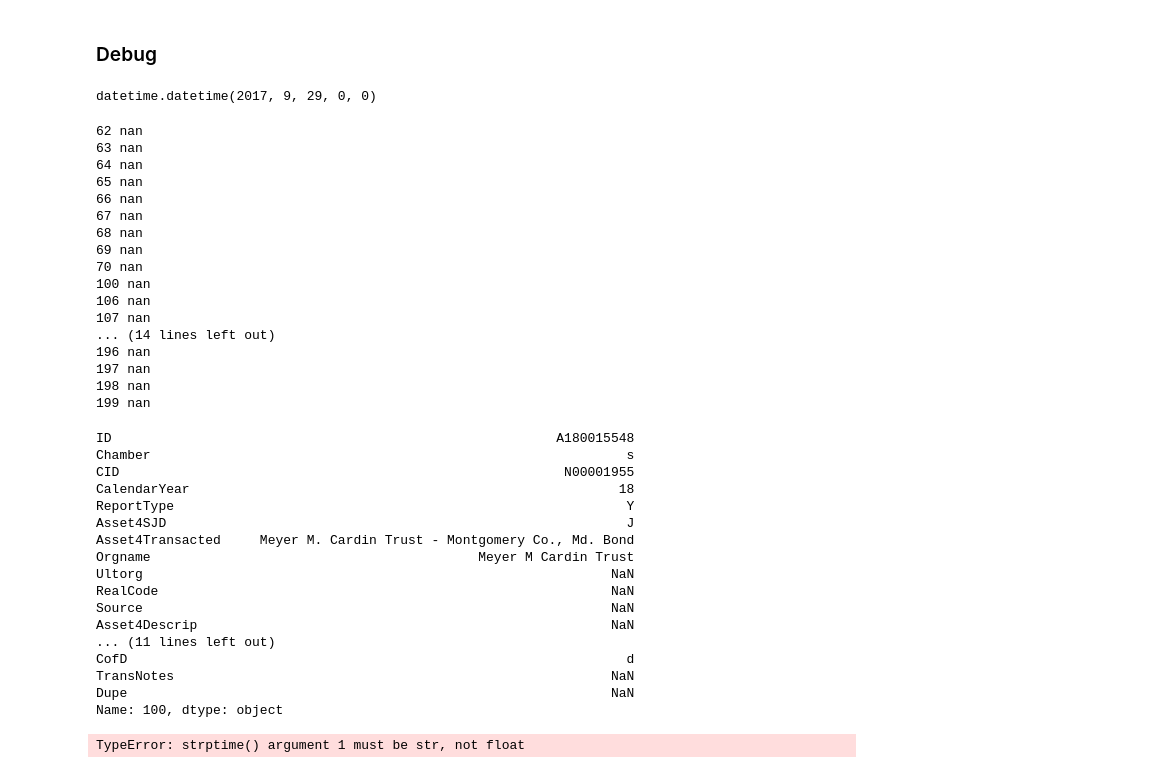
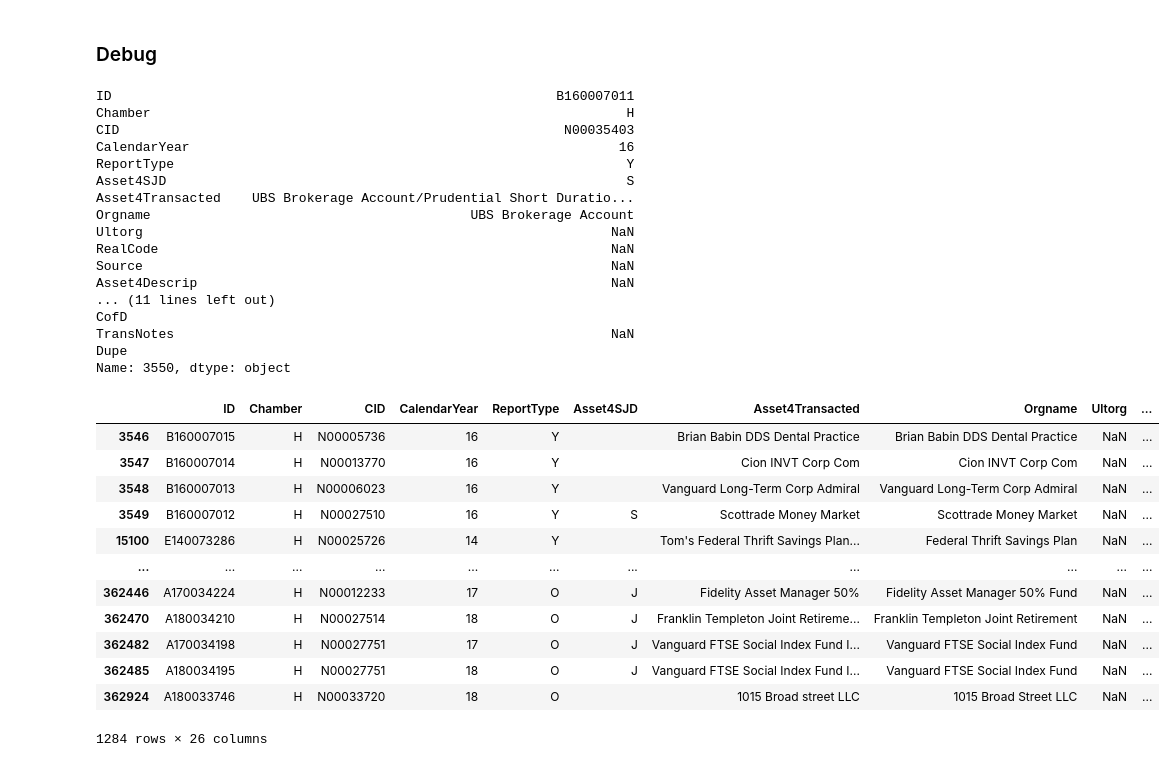
Before and after one commit to oooyiyangc/politician-voting-yc, a Jupyter notebook: src/pfd.ipynb, the cells around one changed output. Saved outputs shown, nothing was run; the diff lists cells and outputs as text; code cells hidden in the pictures.

```diff
--- a/src/pfd.ipynb
+++ b/src/pfd.ipynb
@@ -76,54 +189,22 @@ plt.hist(datetime_lst[~pd.isnull(datetime_lst)], range=[datetime(2000, 1, 1, 0,
 # %% [markdown]
 ### Debug
-# %%
-datetime.strptime(pfd["Asset4DateText"][0], '%m/%d/%Y')
-# %% [output]
-datetime.datetime(2017, 9, 29, 0, 0)
-# %%
-for i in np.arange(len(pfd)):
-    if type(pfd["Asset4DateText"][i]) == float:
-        print(i, pfd["Asset4DateText"][i])
-    if i > 200:
-        break;
-# %% [output]
-62 nan
-63 nan
-64 nan
-65 nan
-66 nan
-67 nan
-68 nan
-69 nan
-70 nan
-100 nan
-106 nan
-107 nan
-... (14 lines left out)
-196 nan
-197 nan
-198 nan
-199 nan
 # %%
-pfd.iloc[100]
+pfd.iloc[3550]
 # %% [output]
-ID                                                         A180015548
-Chamber                                                             s
-CID                                                         N00001955
-CalendarYear                                                       18
+ID                                                         B160007011
+Chamber                                                             H
+CID                                                         N00035403
+CalendarYear                                                       16
 ReportType                                                          Y
-Asset4SJD                                                           J
-Asset4Transacted     Meyer M. Cardin Trust - Montgomery Co., Md. Bond
-Orgname                                          Meyer M Cardin Trust
+Asset4SJD                                                           S
+Asset4Transacted    UBS Brokerage Account/Prudential Short Duratio...
+Orgname                                         UBS Brokerage Account
 Ultorg                                                            NaN
 RealCode                                                          NaN
 Source                                                            NaN
 Asset4Descrip                                                     NaN
 ... (11 lines left out)
-CofD                                                                d
+CofD
 TransNotes                                                        NaN
-Dupe                                                              NaN
-Name: 100, dtype: object
+Dupe
+Name: 3550, dtype: object
-# %%
-pfd["Asset4Date"] = list(map(lambda x: datetime.strptime(x, '%m/%d/%Y'), pfd["Asset4DateText"]))
-# %% [output]
-TypeError: strptime() argument 1 must be str, not float
@@ -131,0 +211,16 @@ list(map(lambda x: datetime.strptime(x, '%m/%d/%Y'), pfd["Asset4DateText"]))
+# %%
+pfd[pfd["Asset4DateText"] == "Monthly"]
+# %% [output]
+|  | ID | Chamber | CID | CalendarYear | ReportType | Asset4SJD | Asset4Transacted | Orgname | Ultorg | ... |
+| 3546 | B160007015 | H | N00005736 | 16 | Y |  | Brian Babin DDS Dental Practice | Brian Babin DDS Dental Practice | NaN | ... |
+| 3547 | B160007014 | H | N00013770 | 16 | Y |  | Cion INVT Corp Com | Cion INVT Corp Com | NaN | ... |
+| 3548 | B160007013 | H | N00006023 | 16 | Y |  | Vanguard Long-Term Corp Admiral | Vanguard Long-Term Corp Admiral | NaN | ... |
+| 3549 | B160007012 | H | N00027510 | 16 | Y | S | Scottrade Money Market | Scottrade Money Market | NaN | ... |
+| 15100 | E140073286 | H | N00025726 | 14 | Y |  | Tom's Federal Thrift Savings Plan... | Federal Thrift Savings Plan | NaN | ... |
+| ... | ... | ... | ... | ... | ... | ... | ... | ... | ... | ... |
+| 362446 | A170034224 | H | N00012233 | 17 | O | J | Fidelity Asset Manager 50% | Fidelity Asset Manager 50% Fund | NaN | ... |
+| 362470 | A180034210 | H | N00027514 | 18 | O | J | Franklin Templeton Joint Retireme... | Franklin Templeton Joint Retirement | NaN | ... |
+| 362482 | A170034198 | H | N00027751 | 17 | O | J | Vanguard FTSE Social Index Fund I... | Vanguard FTSE Social Index Fund | NaN | ... |
+| 362485 | A180034195 | H | N00027751 | 18 | O | J | Vanguard FTSE Social Index Fund I... | Vanguard FTSE Social Index Fund | NaN | ... |
+| 362924 | A180033746 | H | N00033720 | 18 | O |  | 1015 Broad street LLC | 1015 Broad Street LLC | NaN | ... |
+1284 rows × 26 columns
```
Also changed, not shown: parts of 27 cells of this notebook, 2 other files.
